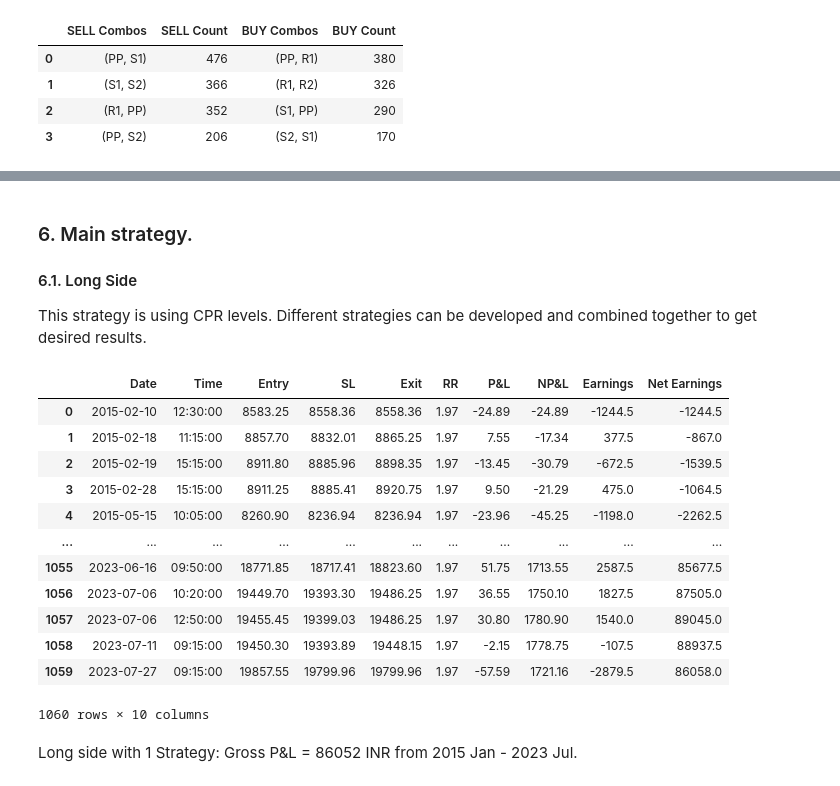
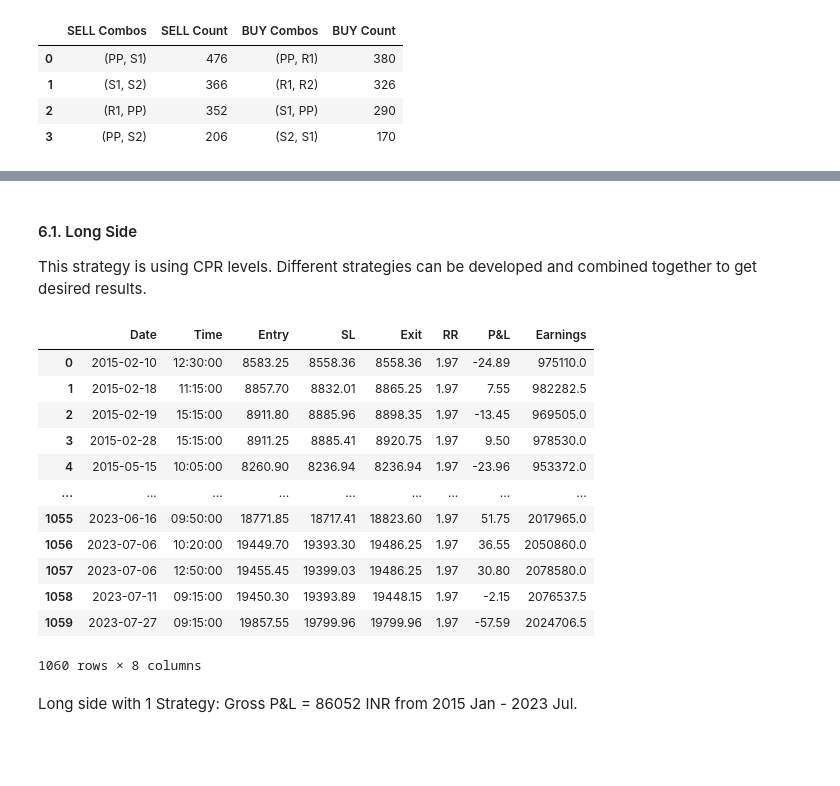
Before and after one commit to Astrobot91/Projects, a Jupyter notebook: Backtesters/backtester_V1.ipynb, the cells around one changed output, grey strips where cells are left out. Cells and saved outputs as stored; diff of their text form; code cells hidden in the pictures; blank space fills up the shorter version.

Commit message:
Updated the code with correct returns for every strategy

```diff
--- a/Backtesters/backtester_V1.ipynb
+++ b/Backtesters/backtester_V1.ipynb
@@ -390,8 +401,14 @@ considered_cpr_levels
 # %% [markdown]
-### 6. Main strategy.
+
 #### 6.1. Long Side
 This strategy is using CPR levels. Different strategies can be developed and combined together to get desired results.
 # %%
+# Define Wallet
+buy_wallet = 1000000
+
+# Lot Size
+lotsize = 50
+
 # Create list for storing important values
 dates_buy = np.array([])
 time_buy = np.array([])
@@ -400,9 +417,6 @@ exit_buy = np.array([])
 sl_array_buy = np.array([])
 net_rr_buy = np.array([])
 buy_earnings = np.array([])
-
-# Lot Size
-lotsize = 50
 
 # BUY SIDE
 for j in range(len(considered_cpr_levels["BUY Combos"])):
@@ -436,6 +450,14 @@ for j in range(len(considered_cpr_levels["BUY Combos"])):
                 time_buy = np.append(time_buy, all_candles_time[i])
                 entry_buy = np.append(entry_buy, all_candles_high[i])
 
+                for z in range(1, 100):
+                    if z * ((all_candles_high[i] * lotsize) / 9) > 1.0 * buy_wallet:
+                        no_of_lots = z - 1
+                        deployed_capital = no_of_lots * ((all_candles_high[i] * lotsize) / 9)
+                        break
+
+                buy_wallet -= deployed_capital
+
                 # StopLoss at candle LOW, GAP = 0.01%
                 sl = (all_candles_high[i] - (all_candles_high[i] * 0.0029)).round(2)
                 sl_array_buy = np.append(sl_array_buy, sl)
@@ -460,8 +482,9 @@ for j in range(len(considered_cpr_levels["BUY Combos"])):
                 exit_buy = np.append(exit_buy, exit_val)
 
             # Append the earnings
-                earning_buy = ((exit_val - all_candles_high[i]) * lotsize)
-                buy_earnings = np.append(buy_earnings, earning_buy)
+                earning_buy = deployed_capital + ((exit_val - all_candles_high[i]) * lotsize * no_of_lots)
+                buy_wallet = buy_wallet + earning_buy
+                buy_earnings = np.append(buy_earnings, buy_wallet)
 
 
 ...
@@ -477,32 +500,28 @@ backtesting_long_data = {
     "Exit": exit_buy,
     "RR": net_rr_buy,
     "P&L": None,
-    "NP&L": None,
     "Earnings": buy_earnings,
-    "Net Earnings": None
     }
 
 backtesting_buy_df = pd.DataFrame(backtesting_long_data)
 # %%
 backtesting_buy_df["P&L"] = (backtesting_buy_df["Exit"] - backtesting_buy_df["Entry"]).round(2)
-backtesting_buy_df["NP&L"] = backtesting_buy_df["P&L"].cumsum()
-backtesting_buy_df["Net Earnings"] = backtesting_buy_df["Earnings"].cumsum()
 
 backtesting_buy_df
 # %% [output]
-|  | Date | Time | Entry | SL | Exit | RR | P&L | NP&L | Earnings | Net Earnings |
-| 0 | 2015-02-10 | 12:30:00 | 8583.25 | 8558.36 | 8558.36 | 1.97 | -24.89 | -24.89 | -1244.5 | -1244.5 |
-| 1 | 2015-02-18 | 11:15:00 | 8857.70 | 8832.01 | 8865.25 | 1.97 | 7.55 | -17.34 | 377.5 | -867.0 |
-| 2 | 2015-02-19 | 15:15:00 | 8911.80 | 8885.96 | 8898.35 | 1.97 | -13.45 | -30.79 | -672.5 | -1539.5 |
-| 3 | 2015-02-28 | 15:15:00 | 8911.25 | 8885.41 | 8920.75 | 1.97 | 9.50 | -21.29 | 475.0 | -1064.5 |
-| 4 | 2015-05-15 | 10:05:00 | 8260.90 | 8236.94 | 8236.94 | 1.97 | -23.96 | -45.25 | -1198.0 | -2262.5 |
-| ... | ... | ... | ... | ... | ... | ... | ... | ... | ... | ... |
-| 1055 | 2023-06-16 | 09:50:00 | 18771.85 | 18717.41 | 18823.60 | 1.97 | 51.75 | 1713.55 | 2587.5 | 85677.5 |
-| 1056 | 2023-07-06 | 10:20:00 | 19449.70 | 19393.30 | 19486.25 | 1.97 | 36.55 | 1750.10 | 1827.5 | 87505.0 |
-| 1057 | 2023-07-06 | 12:50:00 | 19455.45 | 19399.03 | 19486.25 | 1.97 | 30.80 | 1780.90 | 1540.0 | 89045.0 |
-| 1058 | 2023-07-11 | 09:15:00 | 19450.30 | 19393.89 | 19448.15 | 1.97 | -2.15 | 1778.75 | -107.5 | 88937.5 |
-| 1059 | 2023-07-27 | 09:15:00 | 19857.55 | 19799.96 | 19799.96 | 1.97 | -57.59 | 1721.16 | -2879.5 | 86058.0 |
+|  | Date | Time | Entry | SL | Exit | RR | P&L | Earnings |
+| 0 | 2015-02-10 | 12:30:00 | 8583.25 | 8558.36 | 8558.36 | 1.97 | -24.89 | 975110.0 |
+| 1 | 2015-02-18 | 11:15:00 | 8857.70 | 8832.01 | 8865.25 | 1.97 | 7.55 | 982282.5 |
+| 2 | 2015-02-19 | 15:15:00 | 8911.80 | 8885.96 | 8898.35 | 1.97 | -13.45 | 969505.0 |
+| 3 | 2015-02-28 | 15:15:00 | 8911.25 | 8885.41 | 8920.75 | 1.97 | 9.50 | 978530.0 |
+| 4 | 2015-05-15 | 10:05:00 | 8260.90 | 8236.94 | 8236.94 | 1.97 | -23.96 | 953372.0 |
+| ... | ... | ... | ... | ... | ... | ... | ... | ... |
+| 1055 | 2023-06-16 | 09:50:00 | 18771.85 | 18717.41 | 18823.60 | 1.97 | 51.75 | 2017965.0 |
+| 1056 | 2023-07-06 | 10:20:00 | 19449.70 | 19393.30 | 19486.25 | 1.97 | 36.55 | 2050860.0 |
+| 1057 | 2023-07-06 | 12:50:00 | 19455.45 | 19399.03 | 19486.25 | 1.97 | 30.80 | 2078580.0 |
+| 1058 | 2023-07-11 | 09:15:00 | 19450.30 | 19393.89 | 19448.15 | 1.97 | -2.15 | 2076537.5 |
+| 1059 | 2023-07-27 | 09:15:00 | 19857.55 | 19799.96 | 19799.96 | 1.97 | -57.59 | 2024706.5 |
-1060 rows × 10 columns
+1060 rows × 8 columns
 # %% [markdown]
 Long side with 1 Strategy: Gross P&L = 86052 INR from 2015 Jan - 2023 Jul.
 # %%
```
Also changed, not shown: parts of 7 cells of this notebook.
